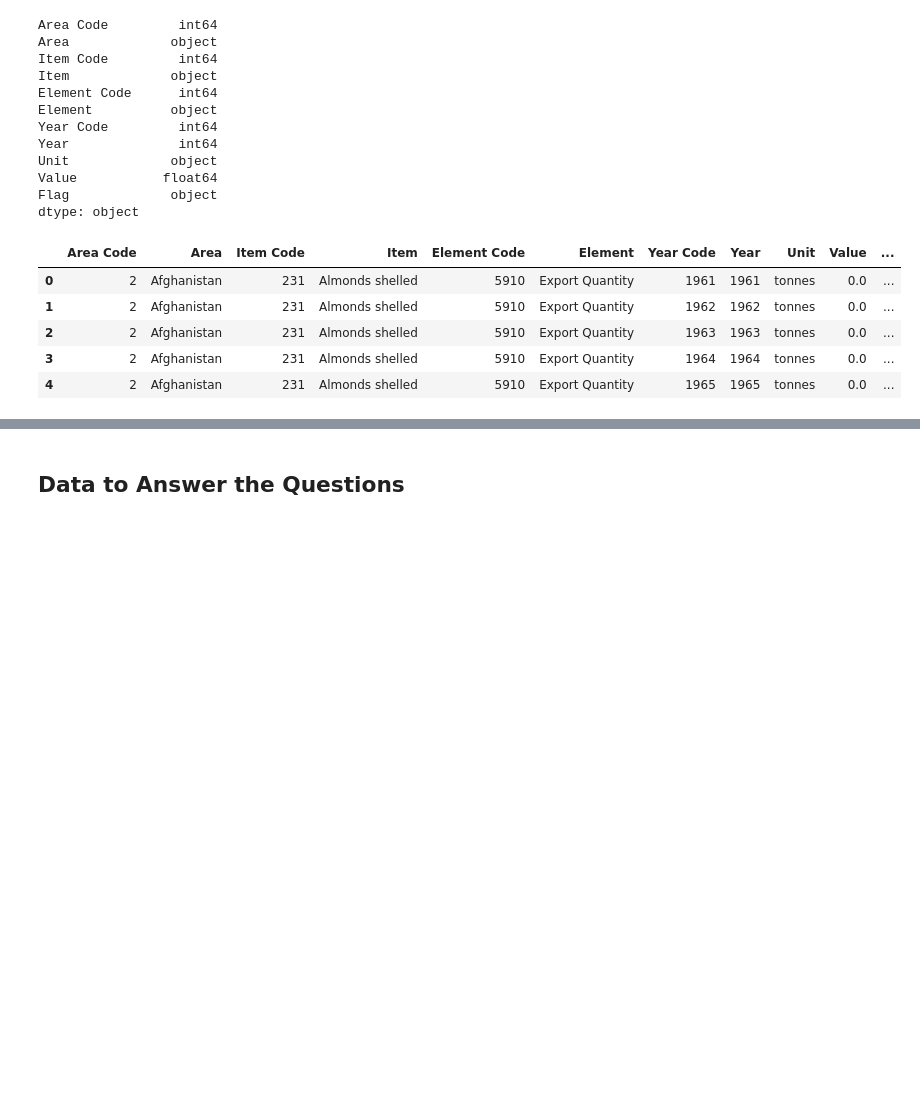
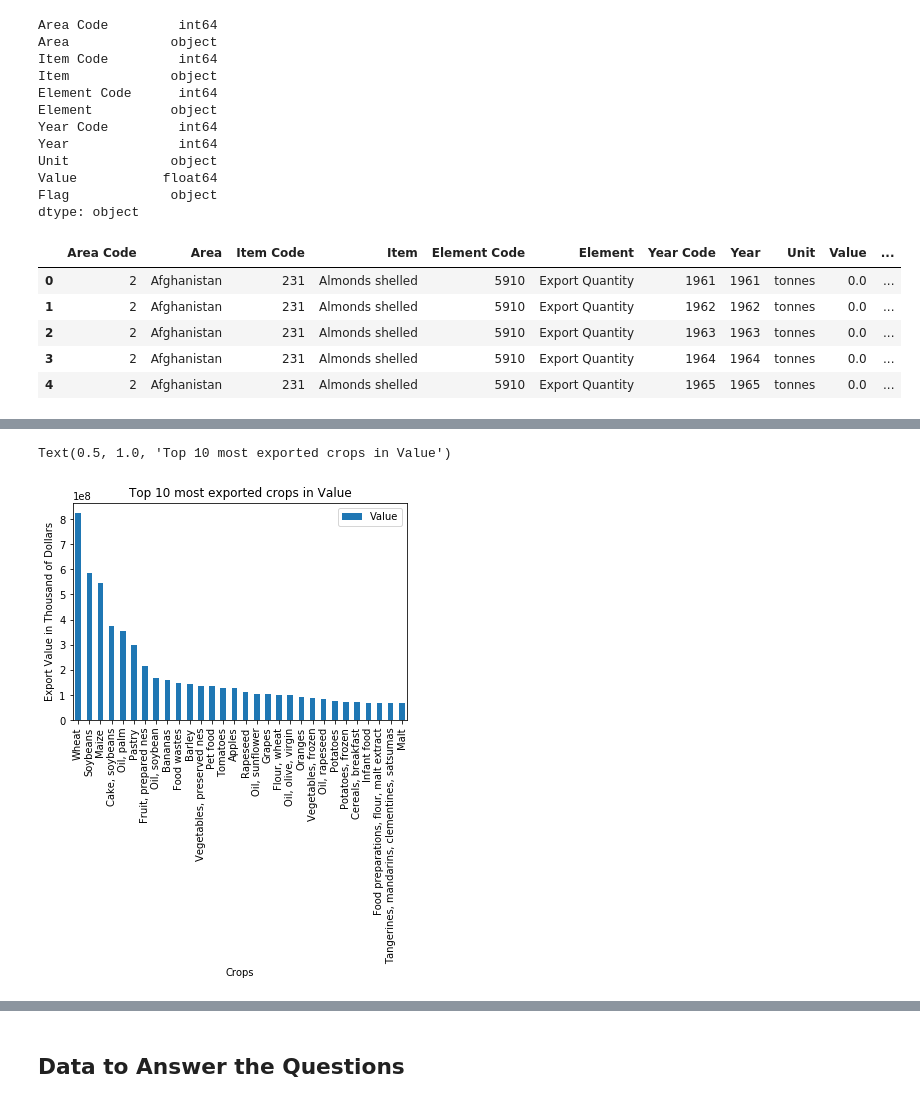
Before and after one commit to CeliaBenquet/Project_ADA, a Jupyter notebook: ada_project_true.ipynb, the cells around one changed output, grey strips where cells are left out. Cells and saved outputs as stored; diff of their text form; code cells hidden in the pictures; blank space fills up the shorter version.

```diff
--- a/ada_project_true.ipynb
+++ b/ada_project_true.ipynb
@@ -926,0 +1207,13 @@ livestock.head(5)
+# %%
+fig=selected_live_stocks[selected_live_stocks['Element'] == 'Export Value']\
+                                                    .groupby(['Item'])['Value']\
+                                                    .sum()\
+                                                    .sort_values(ascending =False)\
+                                                    .to_frame()[:30]\
+                                                    .plot(kind='bar')
+fig.set_xlabel('Crops')
+fig.set_ylabel('Export Value in Thousand of Dollars')
+fig.set_title('Top 10 most exported crops in Value')
+# %% [output]
+Text(0.5, 1.0, 'Top 10 most exported crops in Value')
+[figure, added]
```
Also changed, not shown: parts of 70 cells of this notebook.
